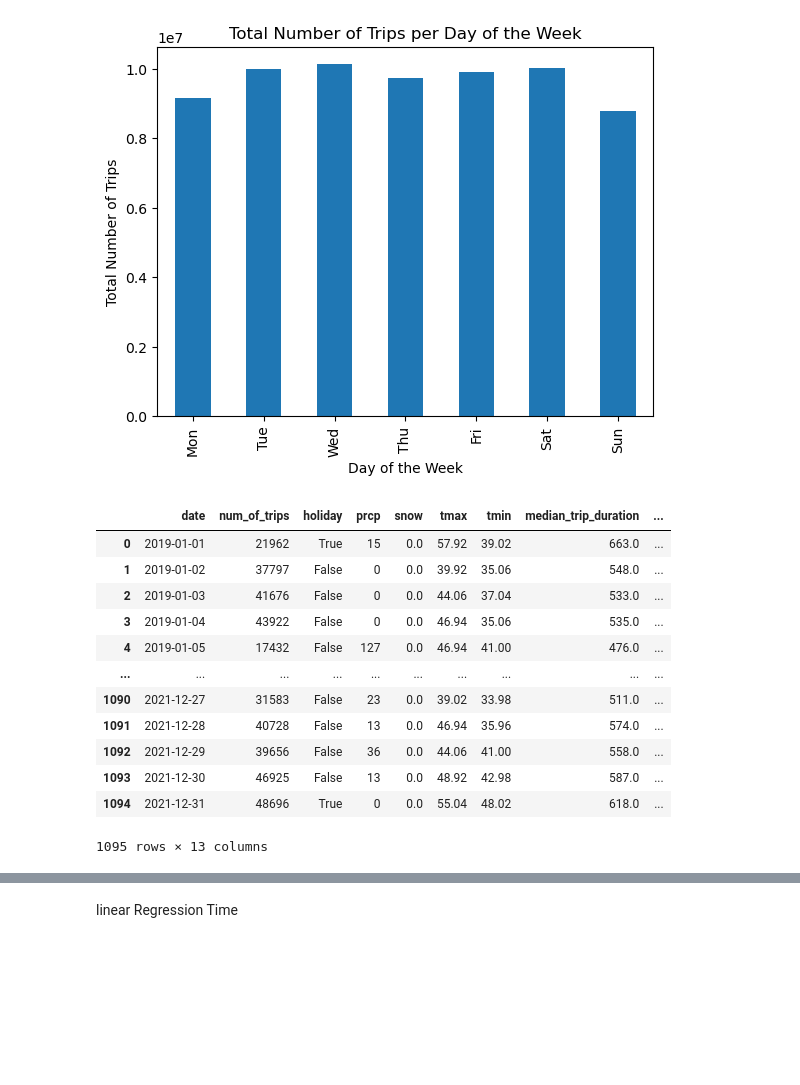
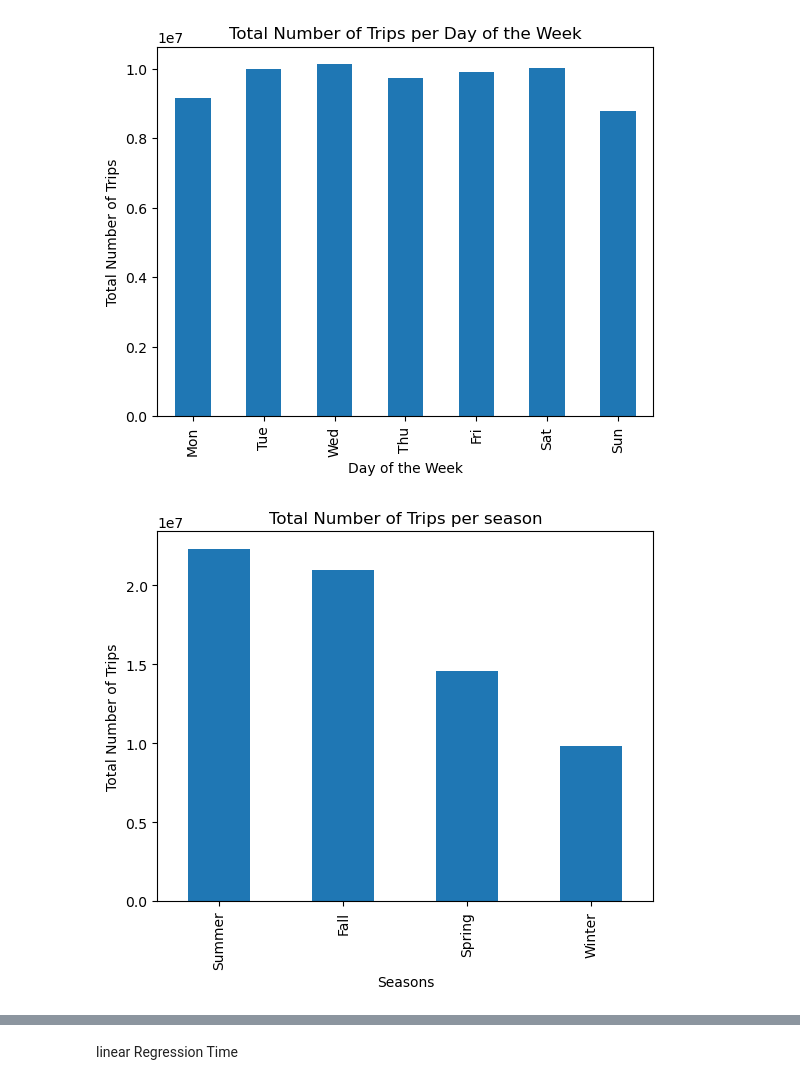
Before and after one commit to KagonDeans/citibikes, a Jupyter notebook: notebook/citibike_3.ipynb, the cells around one changed output, grey strips where cells are left out. Drawn from its saved outputs; the diff is of its cells as text; code cells hidden in the pictures; blank space fills up the shorter version.

```diff
--- a/notebook/citibike_3.ipynb
+++ b/notebook/citibike_3.ipynb
@@ -88,19 +87,15 @@ plt.xticks(ticks=range(7), labels=['Mon', 'Tue', 'Wed', 'Thu', 'Fri', 'Sat', 'Su
 plt.show()
 # %% [output]
 [figure]
-# %%
-citibike
-# %% [output]
-|  | date | num_of_trips | holiday | prcp | snow | tmax | tmin | median_trip_duration | ... |
-| 0 | 2019-01-01 | 21962 | True | 15 | 0.0 | 57.92 | 39.02 | 663.0 | ... |
-| 1 | 2019-01-02 | 37797 | False | 0 | 0.0 | 39.92 | 35.06 | 548.0 | ... |
-| 2 | 2019-01-03 | 41676 | False | 0 | 0.0 | 44.06 | 37.04 | 533.0 | ... |
-| 3 | 2019-01-04 | 43922 | False | 0 | 0.0 | 46.94 | 35.06 | 535.0 | ... |
-| 4 | 2019-01-05 | 17432 | False | 127 | 0.0 | 46.94 | 41.00 | 476.0 | ... |
-| ... | ... | ... | ... | ... | ... | ... | ... | ... | ... |
-| 1090 | 2021-12-27 | 31583 | False | 23 | 0.0 | 39.02 | 33.98 | 511.0 | ... |
-| 1091 | 2021-12-28 | 40728 | False | 13 | 0.0 | 46.94 | 35.96 | 574.0 | ... |
-| 1092 | 2021-12-29 | 39656 | False | 36 | 0.0 | 44.06 | 41.00 | 558.0 | ... |
-| 1093 | 2021-12-30 | 46925 | False | 13 | 0.0 | 48.92 | 42.98 | 587.0 | ... |
-| 1094 | 2021-12-31 | 48696 | True | 0 | 0.0 | 55.04 | 48.02 | 618.0 | ... |
-1095 rows × 13 columns
+# %%
+citibike.groupby('season')['num_of_trips'].sum().sort_values(ascending = False).plot.bar()
+
+
+plt.title('Total Number of Trips per season')
+plt.xlabel('Seasons')
+plt.ylabel('Total Number of Trips')
+
+
+plt.show()
+# %% [output]
+[figure, added]
```
Also changed, not shown: parts of 25 cells of this notebook.
